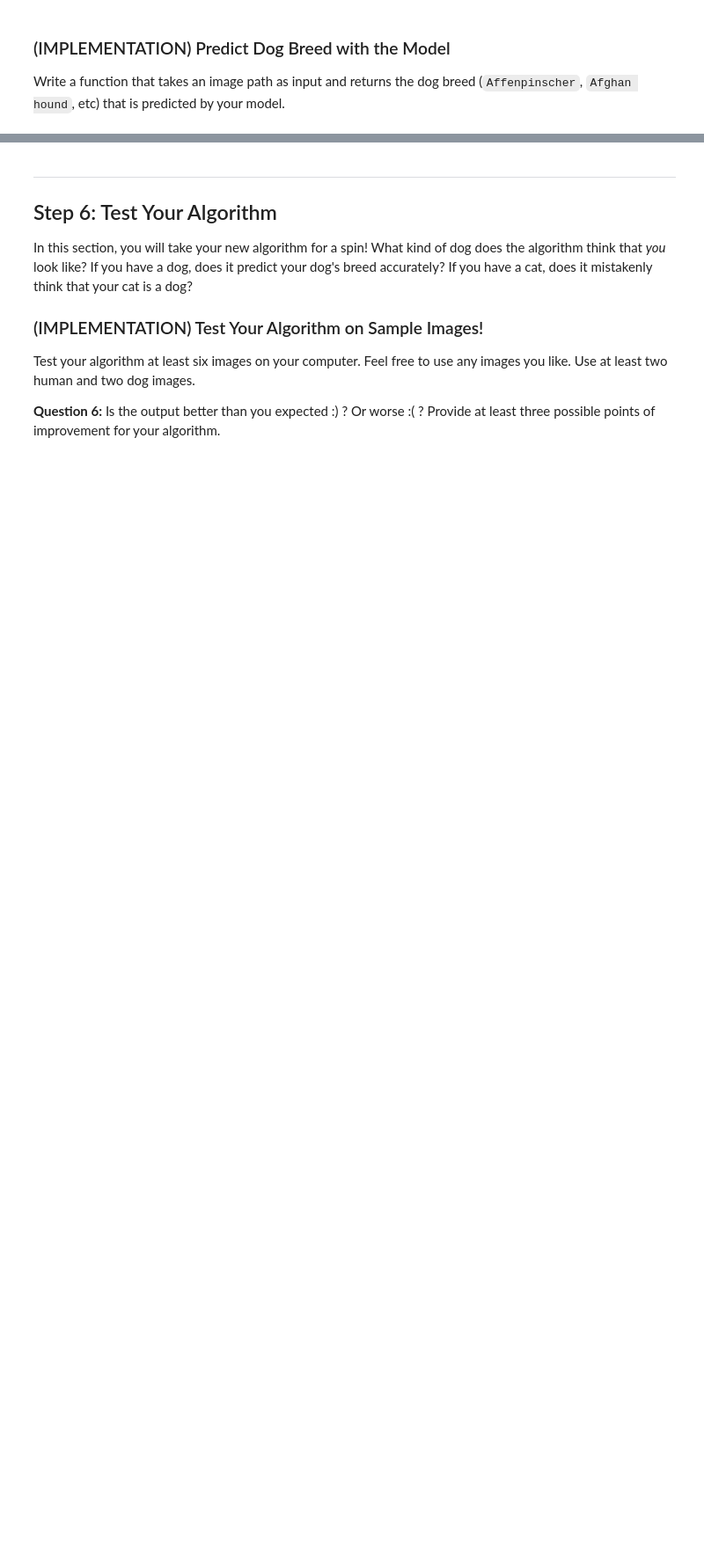
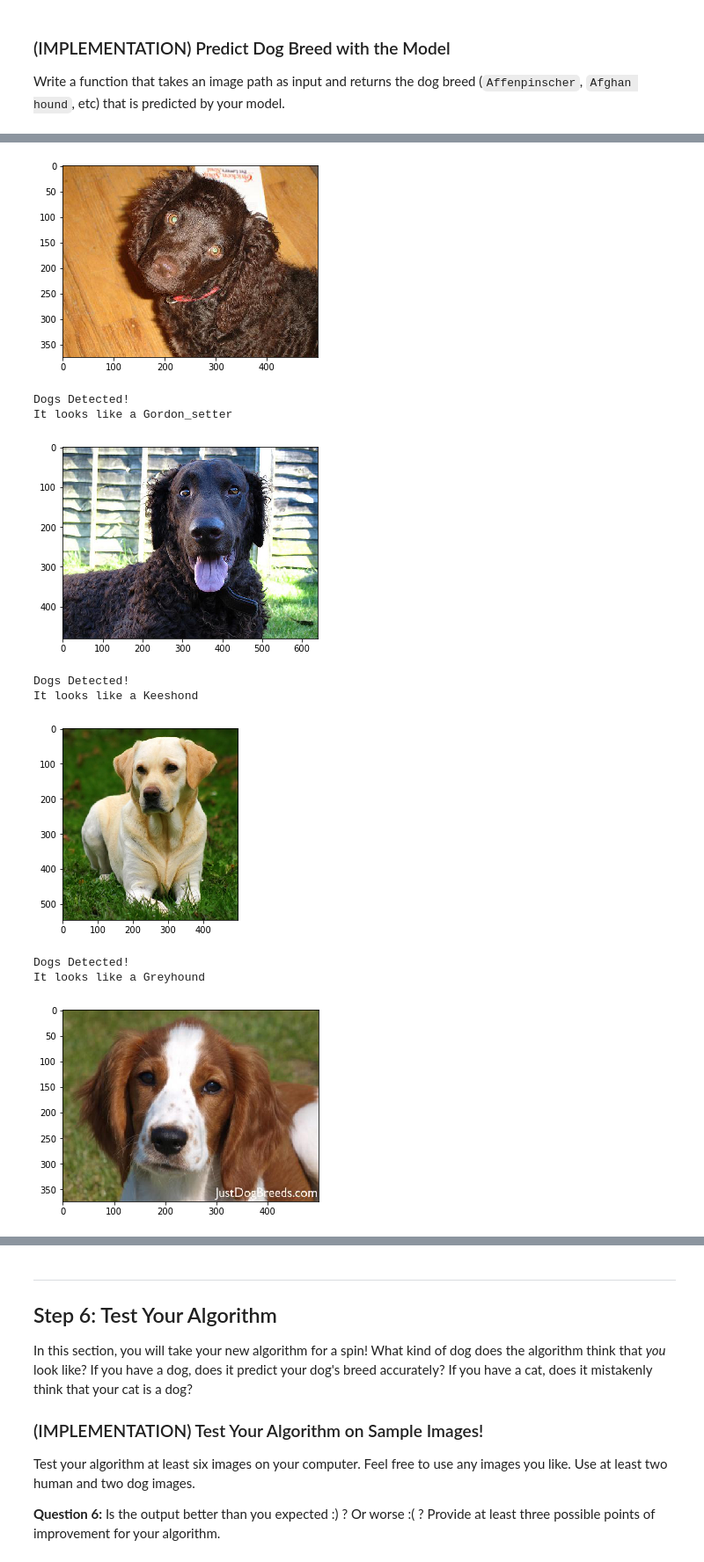
Before and after one commit to jarb29/udacity-capstone-ml, a Jupyter notebook: dog_app.ipynb, the cells around one changed output, grey strips where cells are left out. Shown at 88% size. Cells and saved outputs as stored; diff of their text form; code cells hidden in the pictures; blank space fills up the shorter version.

Commit message:
type: Model Final Body: Model trained Net and tranfer learning.

```diff
--- a/dog_app.ipynb
+++ b/dog_app.ipynb
@@ -650,0 +853,7 @@ def predict_breed_transfer(img_path):
+# %%
+import torchvision.models as models
+import torch.nn as nn
+
+## TODO: Specify model architecture
+model_transfer = models.resnet50(pretrained=True)
+model_transfer
@@ -650,0 +878,7 @@ def predict_breed_transfer(img_path):
+# %%
+for param in model_transfer.parameters():
+    param.requires_grad = False
+
+model_transfer.fc = nn.Linear(2048, 133, bias=True)
+fc_parameters = model_transfer.fc.parameters()
+model_transfer
@@ -650,0 +906,3 @@ def predict_breed_transfer(img_path):
+# %%
+criterion_transfer = nn.CrossEntropyLoss()
+optimizer_transfer = torch.optim.SGD(model_transfer.fc.parameters(), lr=0.001)
@@ -673,12 +1075,6 @@ Some sample output for our algorithm is provided below, but feel free to design
 # %%
 ### TODO: Write your algorithm.
 ### Feel free to use as many code cells as needed.
-
-def run_app(img_path):
-    ## handle cases for a human face, dog, and neither
-
-
-
 
 from PIL import Image
 import torchvision.transforms as transforms
@@ -702,9 +1098,9 @@ def predict_breed_transfer(model, class_names, img_path):
         model = model.cpu()
         model.eval()
         idx = torch.argmax(model(img))
-        return class_names[idx]
+        return clean_dog[idx]
 
 for img_file in os.listdir('./images'):
     img_path = os.path.join('./images', img_file)
-    predition = predict_breed_transfer(model_transfer, class_names, img_path)
+    predition = predict_breed_transfer(model_transfer, clean_dog, img_path)
     print("image_file_name: {0}, \t predition breed: {1}".format(img_path, predition))
@@ -711,21 +1118,32 @@ for img_file in os.listdir('./images'):
 # %%
 import os
-def run_app(img_path):
+def app(img_path):
     ## handle cases for a human face, dog, and neither
     if os.path.isfile(img_path):
         img = Image.open(img_path)
         plt.imshow(img)
         plt.show()
         if dog_detector(img_path) is True:
 
-            prediction = predict_breed_transfer(model_transfer, class_names, img_path)
+            prediction = predict_breed_transfer(model_transfer, clean_dog, img_path)
             print("Dogs Detected!\nIt looks like a {0}".format(prediction))
         elif face_detector(img_path) > 0:
-            prediction = predict_breed_transfer(model_transfer, class_names, img_path)
+            prediction = predict_breed_transfer(model_transfer, clean_dog, img_path)
             print("Hello, human!\nIf you were a dog..You may look like a {0}".format(prediction))
         else:
             print("Error! Can't detect anything..")
 
 for img_file in os.listdir('./images'):
     img_path = os.path.join('./images', img_file)
-    run_app(img_path)
+    app(img_path)
+# %% [output]
+[figure, added]
+Dogs Detected!
+It looks like a Gordon_setter
+[figure, added]
+Dogs Detected!
+It looks like a Keeshond
+[figure, added]
+Dogs Detected!
+It looks like a Greyhound
+[figure, added]
```
Also changed, not shown: parts of 49 cells of this notebook, 10 other files.
